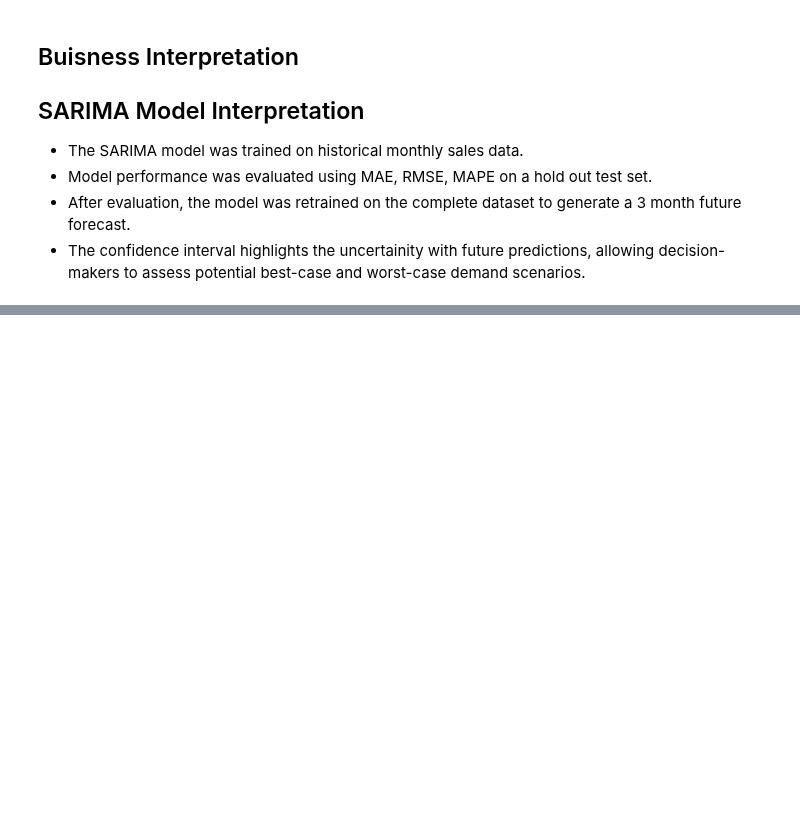
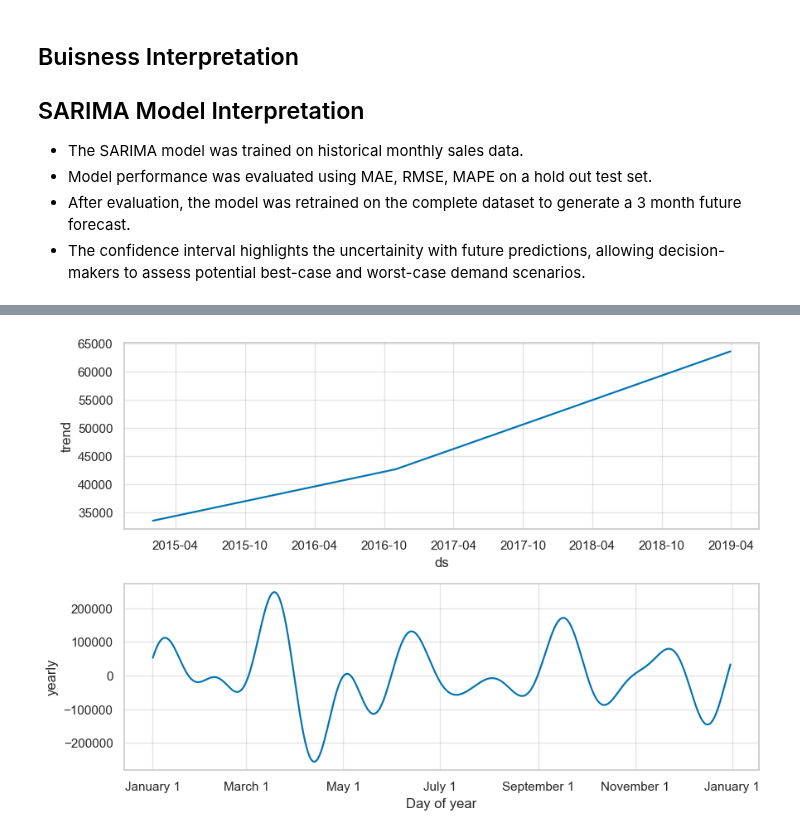
Before and after one commit to Aanya2806/sales-demand-intelligence-system, a Jupyter notebook: analysis.ipynb, the cells around one changed output, grey strips where cells are left out. Drawn from its saved outputs; the diff is of its cells as text; code cells hidden in the pictures; blank space fills up the shorter version.

```diff
--- a/analysis.ipynb
+++ b/analysis.ipynb
@@ -757,0 +837,5 @@ plt.savefig(
+# %%
+fig2 = final_prophet.plot_components(forecast)
+plt.show()
+# %% [output]
+[figure, added]
```
Also changed, not shown: parts of 11 cells of this notebook.
